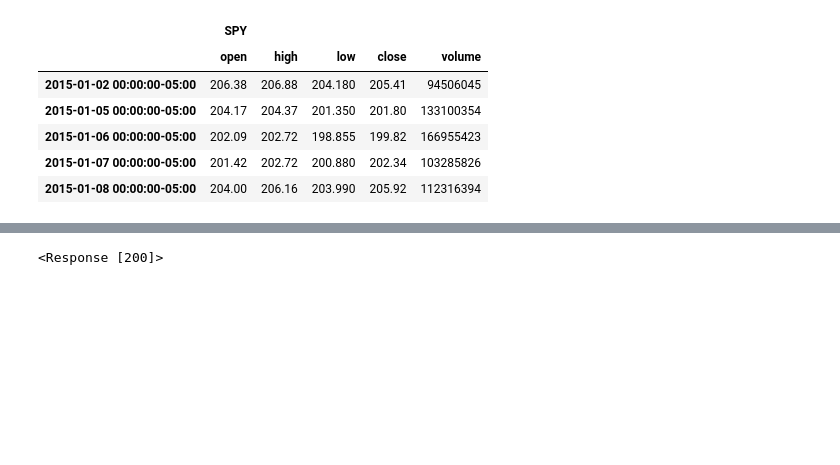
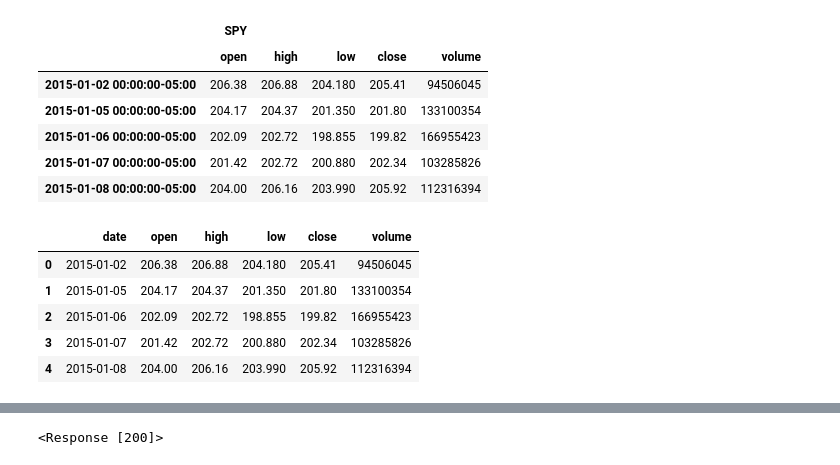
Before and after one commit to nospmah/fintech.group_project, a Jupyter notebook: notebooks/max_working.ipynb, the cells around one changed output, grey strips where cells are left out. Saved outputs shown, nothing was run; the diff lists cells and outputs as text; code cells hidden in the pictures; blank space fills up the shorter version.

```diff
--- a/notebooks/max_working.ipynb
+++ b/notebooks/max_working.ipynb
@@ -56,3 +56,21 @@ df_sp500_data.head()
 | 2015-01-06 00:00:00-05:00 | 202.09 | 202.72 | 198.855 | 199.82 | 166955423 |
 | 2015-01-07 00:00:00-05:00 | 201.42 | 202.72 | 200.880 | 202.34 | 103285826 |
 | 2015-01-08 00:00:00-05:00 | 204.00 | 206.16 | 203.990 | 205.92 | 112316394 |
+# %%
+sp500_df = pd.DataFrame()
+sp500_df['open'] = df_sp500_data['SPY']['open']
+sp500_df['high'] = df_sp500_data['SPY']['high']
+sp500_df['low'] = df_sp500_data['SPY']['low']
+sp500_df['close'] = df_sp500_data['SPY']['close']
+sp500_df['volume'] = df_sp500_data['SPY']['volume']
+sp500_df['date'] = df_sp500_data.index.date
+sp500_df.reset_index(inplace=True)
+sp500_df = sp500_df[['date','open','high','low','close','volume']]
+sp500_df.head()
+# %% [output]
+|  | date | open | high | low | close | volume |
+| 0 | 2015-01-02 | 206.38 | 206.88 | 204.180 | 205.41 | 94506045 |
+| 1 | 2015-01-05 | 204.17 | 204.37 | 201.350 | 201.80 | 133100354 |
+| 2 | 2015-01-06 | 202.09 | 202.72 | 198.855 | 199.82 | 166955423 |
+| 3 | 2015-01-07 | 201.42 | 202.72 | 200.880 | 202.34 | 103285826 |
+| 4 | 2015-01-08 | 204.00 | 206.16 | 203.990 | 205.92 | 112316394 |
```
Also changed, not shown: parts of 34 cells of this notebook.
